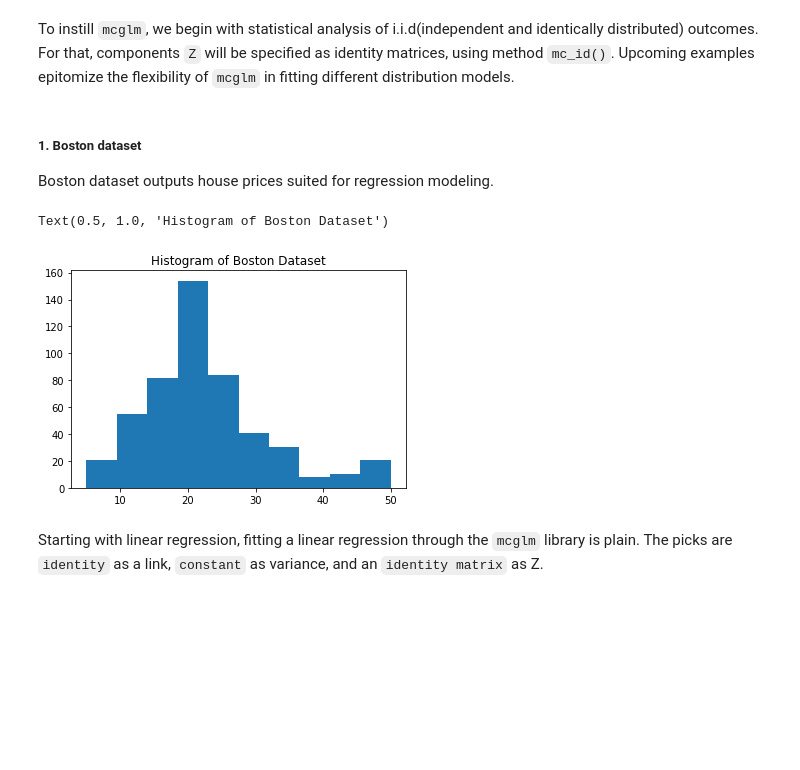
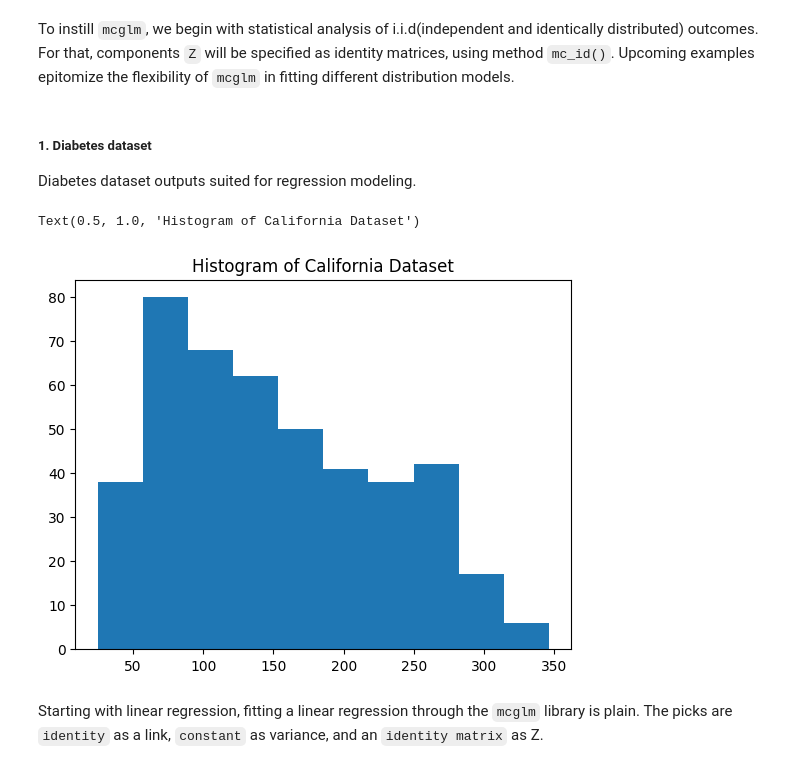
Before and after one commit to jeancmaia/mcglm, a Jupyter notebook: nbks/tutorial_mcglm.ipynb, the cells around one changed output. Saved outputs shown, nothing was run; the diff lists cells and outputs as text; code cells hidden in the pictures; blank space fills up the shorter version.

```diff
--- a/nbks/tutorial_mcglm.ipynb
+++ b/nbks/tutorial_mcglm.ipynb
@@ -247,23 +218,23 @@ print(MCGLM.__doc__)
 # %% [markdown]
 To instill `mcglm`, we begin with statistical analysis of i.i.d(independent and identically distributed) outcomes. For that, components `Z` will be specified as identity matrices, using method `mc_id()`. Upcoming examples epitomize the flexibility of `mcglm` in fitting different distribution models.
 # %% [markdown]
-##### 1. Boston dataset
+##### 1. Diabetes dataset
 
-Boston dataset outputs house prices suited for regression modeling.
+Diabetes dataset outputs suited for regression modeling.
 # %%
-from sklearn.datasets import load_boston
+from sklearn.datasets import load_diabetes
 
-X, y = load_boston(return_X_y=True)
+X, y = load_diabetes(return_X_y=True)
 X = pd.DataFrame(X)
 y = pd.Series(y, name="output")
 
 
 # looking at target distribution
 _ = plt.hist(y)
-plt.title("Histogram of Boston Dataset")
+plt.title("Histogram of California Dataset")
 # %% [output]
-Text(0.5, 1.0, 'Histogram of Boston Dataset')
+Text(0.5, 1.0, 'Histogram of California Dataset')
-[figure, old version]
+[figure, new version]
 # %% [markdown]
 Starting with linear regression, fitting a linear regression through the `mcglm` library is plain. The picks are `identity` as a link, `constant` as variance, and an `identity matrix` as Z.
 # %%
```
Also changed, not shown: parts of 42 cells of this notebook, 7 other files.
